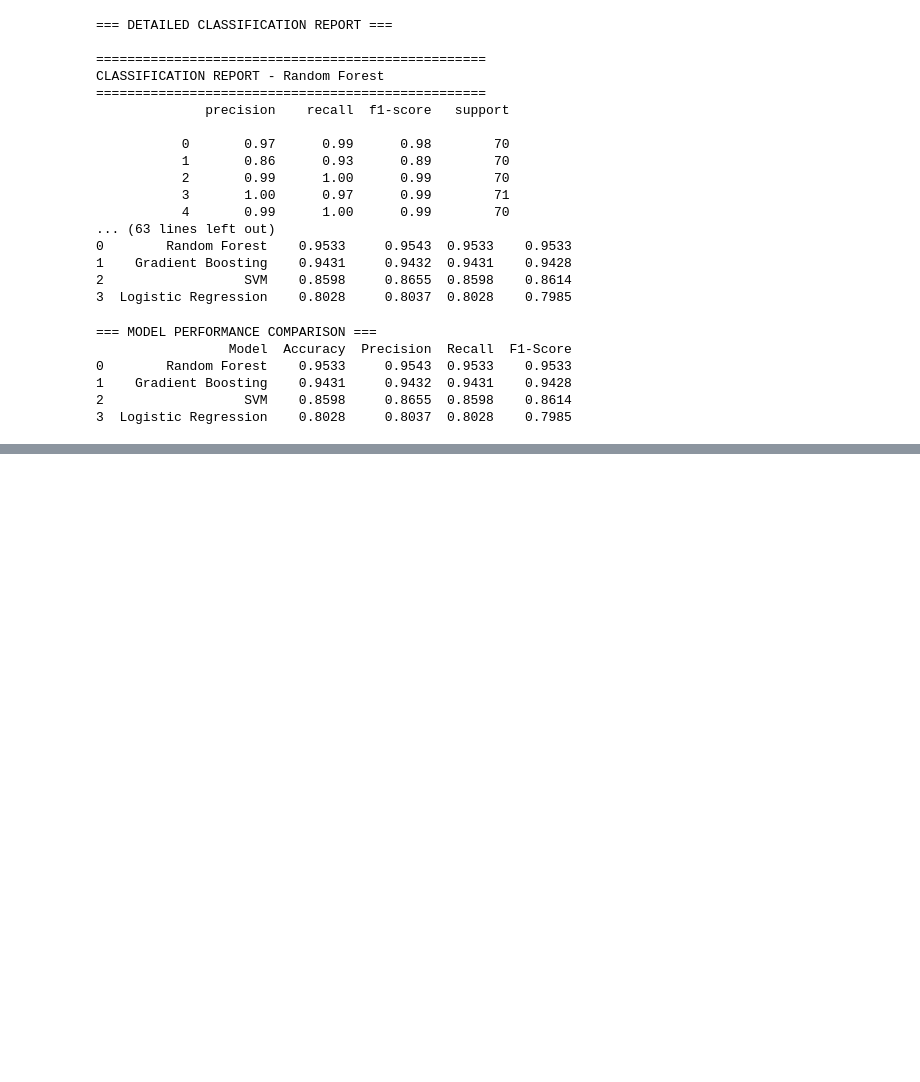
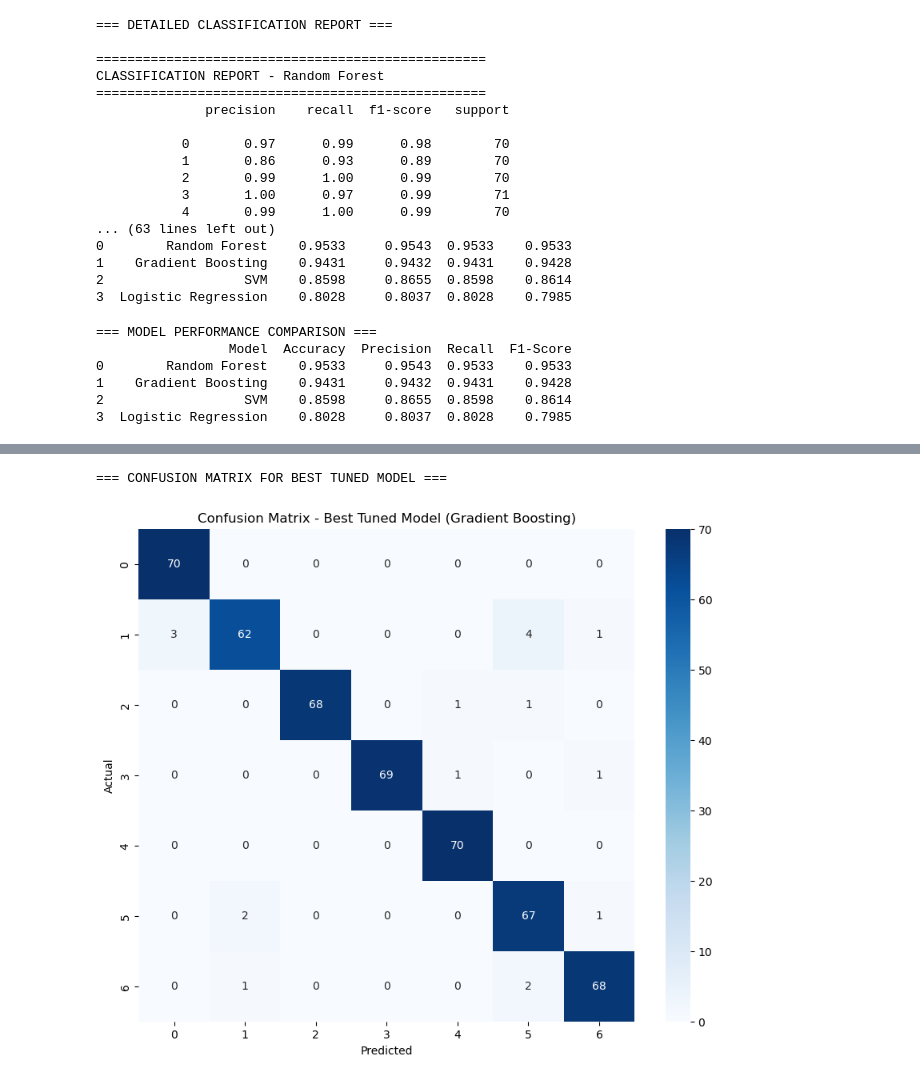
Before and after one commit to Kum-Kum666/Bengkod, a Jupyter notebook: Obesity.ipynb, the cells around one changed output, grey strips where cells are left out. Cells and saved outputs as stored; diff of their text form; code cells hidden in the pictures; blank space fills up the shorter version.

```diff
--- a/Obesity.ipynb
+++ b/Obesity.ipynb
@@ -754,0 +1063,15 @@ plt.show()
+# %%
+# CELL 44: Confusion Matrix for Best Tuned Model
+print("=== CONFUSION MATRIX FOR BEST TUNED MODEL ===")
+best_tuned_predictions = tuned_results[best_tuned_model_name]['predictions']
+cm_tuned = confusion_matrix(y_test, best_tuned_predictions)
+
+plt.figure(figsize=(10, 8))
+sns.heatmap(cm_tuned, annot=True, fmt='d', cmap='Blues')
+plt.title(f'Confusion Matrix - Best Tuned Model ({best_tuned_model_name})')
+plt.xlabel('Predicted')
+plt.ylabel('Actual')
+plt.show()
+# %% [output]
+=== CONFUSION MATRIX FOR BEST TUNED MODEL ===
+[figure, added]
```
Also changed, not shown: parts of 11 cells of this notebook.
